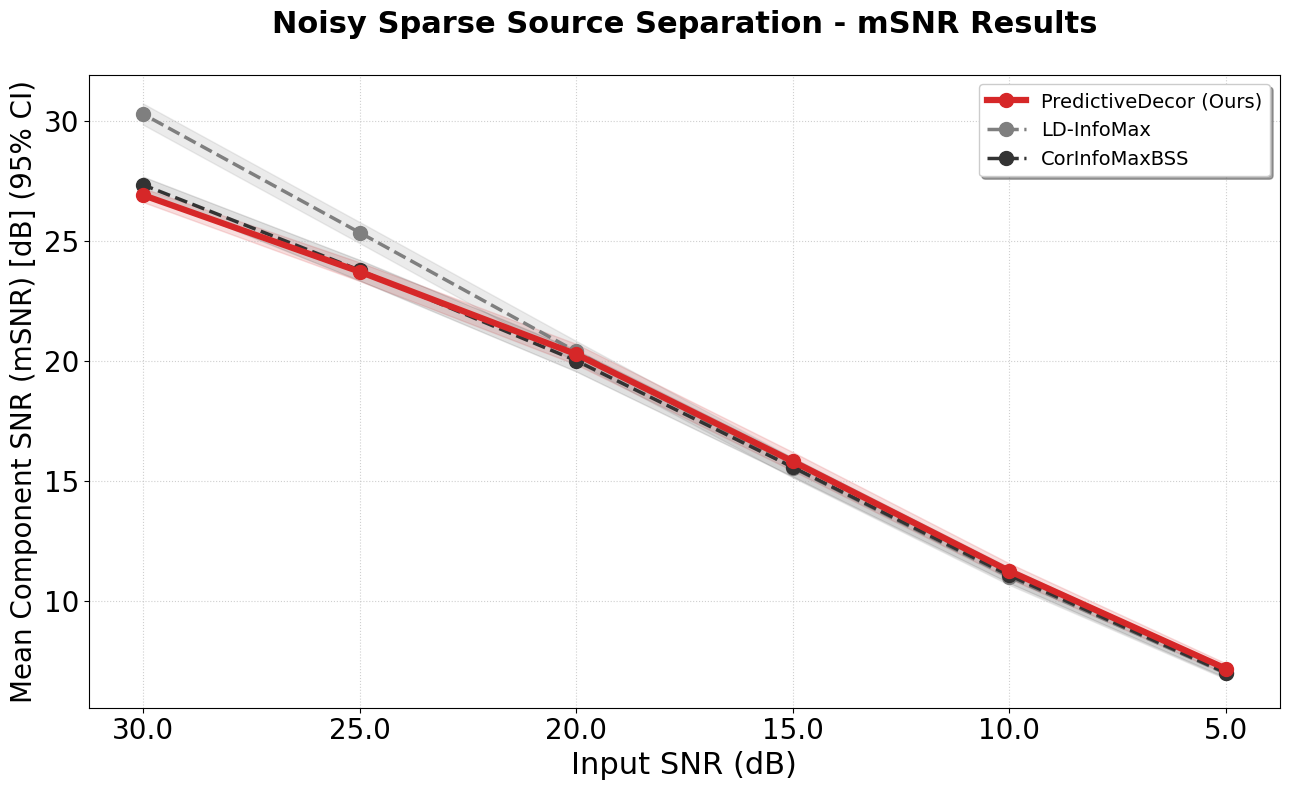
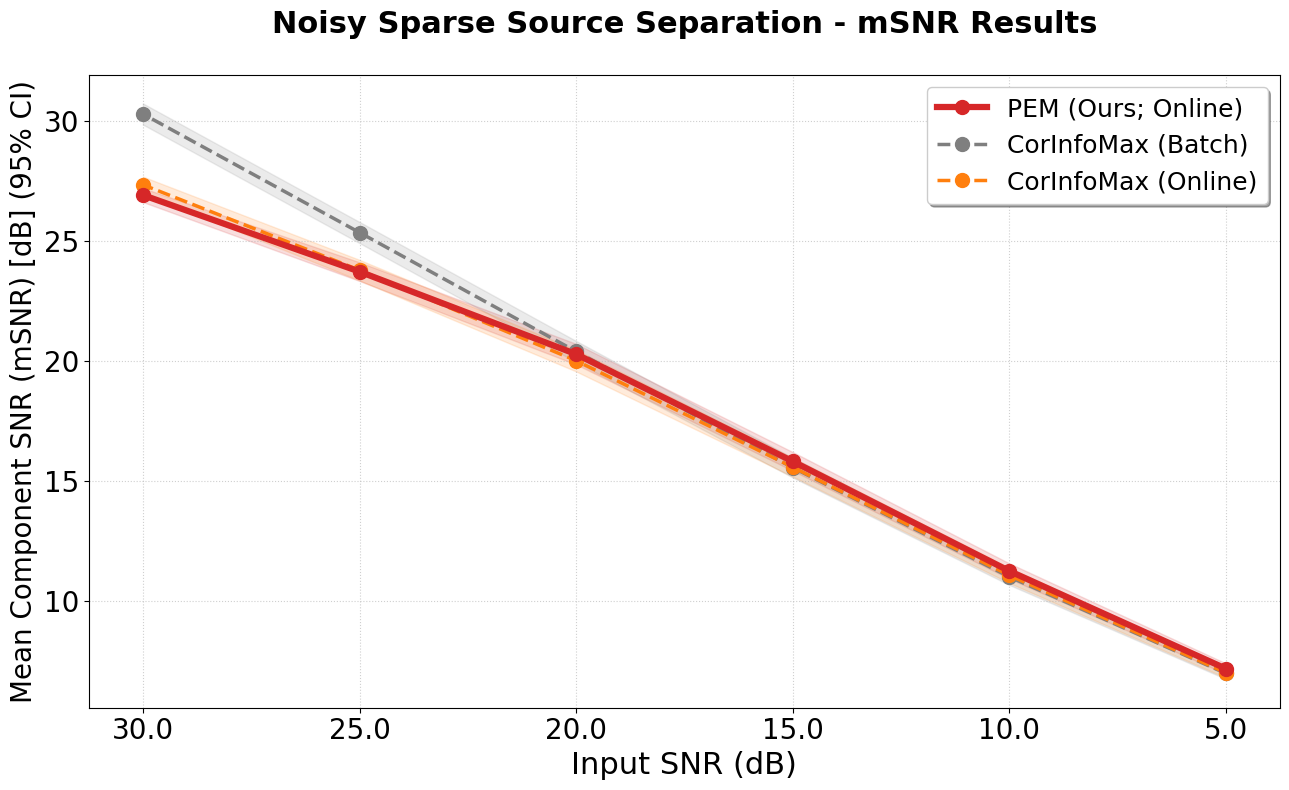
The notebook cell's code change between the first figure and the second:
--- before
+++ after
@@ -1,4 +1,4 @@
 plot_title = "Noisy Sparse Source Separation - mSNR Results"
 bss_plot = plot_snr_performance(summary_df, 'SNRinp', title = plot_title)
-plt.savefig('Figures/Sparse_Noisy_Comparison.pdf', format='pdf', bbox_inches = 'tight')
+# plt.savefig('Figures/Sparse_Noisy_Comparison.pdf', format='pdf', bbox_inches = 'tight')
 bss_plot.show()

Commit: simulation results